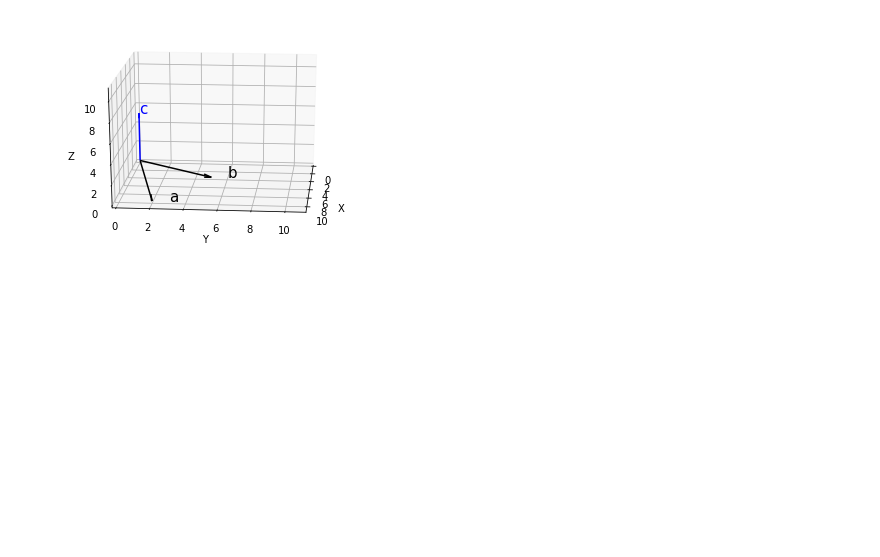
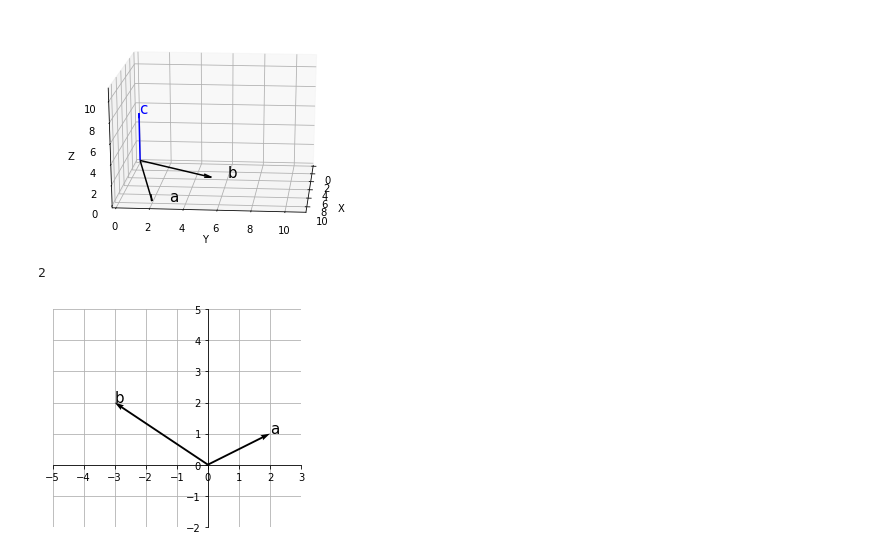
Before and after one commit to EdgeOfNetwork/ML_1.0.1, a Jupyter notebook: LinearAlgebra/linear_alge_ch3.ipynb, the cells around one changed output. Drawn from its saved outputs; the diff is of its cells as text; code cells hidden in the pictures; blank space fills up the shorter version.

```diff
--- a/LinearAlgebra/linear_alge_ch3.ipynb
+++ b/LinearAlgebra/linear_alge_ch3.ipynb
@@ -638,3 +638,42 @@ plt.show()
 # %% [output]
 NotImplementedError: It is not currently possible to manually set the aspect on 3D axes
 [figure]
+# %%
+#Rank 계산
+A = np.array([[0,1,2], [1,2,1], [2,7,8]])
+np.linalg.matrix_rank(A)
+# %% [output]
+2
+# %%
+#벡터공간 _ 1 _ 기저벡터
+a = np.array([2,1])
+b = np.array([-3,2])
+#둘은 선형독립이기 때문에 V의 기저가 된다.
+#벡터 두개로 평면 R^2을 나타낼 수 있게된다.
+
+fig = plt.figure()
+ax = fig.add_subplot(1,1,1)
+
+ax.quiver(0,0,a[0],a[1],angles='xy',scale_units='xy', scale=1)
+
+#angles 랑 scale_units 뭐지??
+ax.text(a[0], a[1], 'a', size =15)
+
+ax.quiver(0,0,b[0],b[1],angles='xy',scale_units='xy', scale=1)
+ax.text(b[0],b[1], 'b', size =15)
+
+ax.set_xticks(range(-5, 4))
+ax.set_yticks(range(-2,6))
+
+ax.grid()
+ax.set_axisbelow(True)
+ax.set_aspect('equal', adjustable='box')
+
+ax.spines['left'].set_position('zero')
+ax.spines['bottom'].set_position('zero')
+ax.spines['right'].set_color('none')
+ax.spines['top'].set_color('none')
+
+plt.show()
+# %% [output]
+[figure, added]
```
Also changed, not shown: parts of 3 cells of this notebook.
